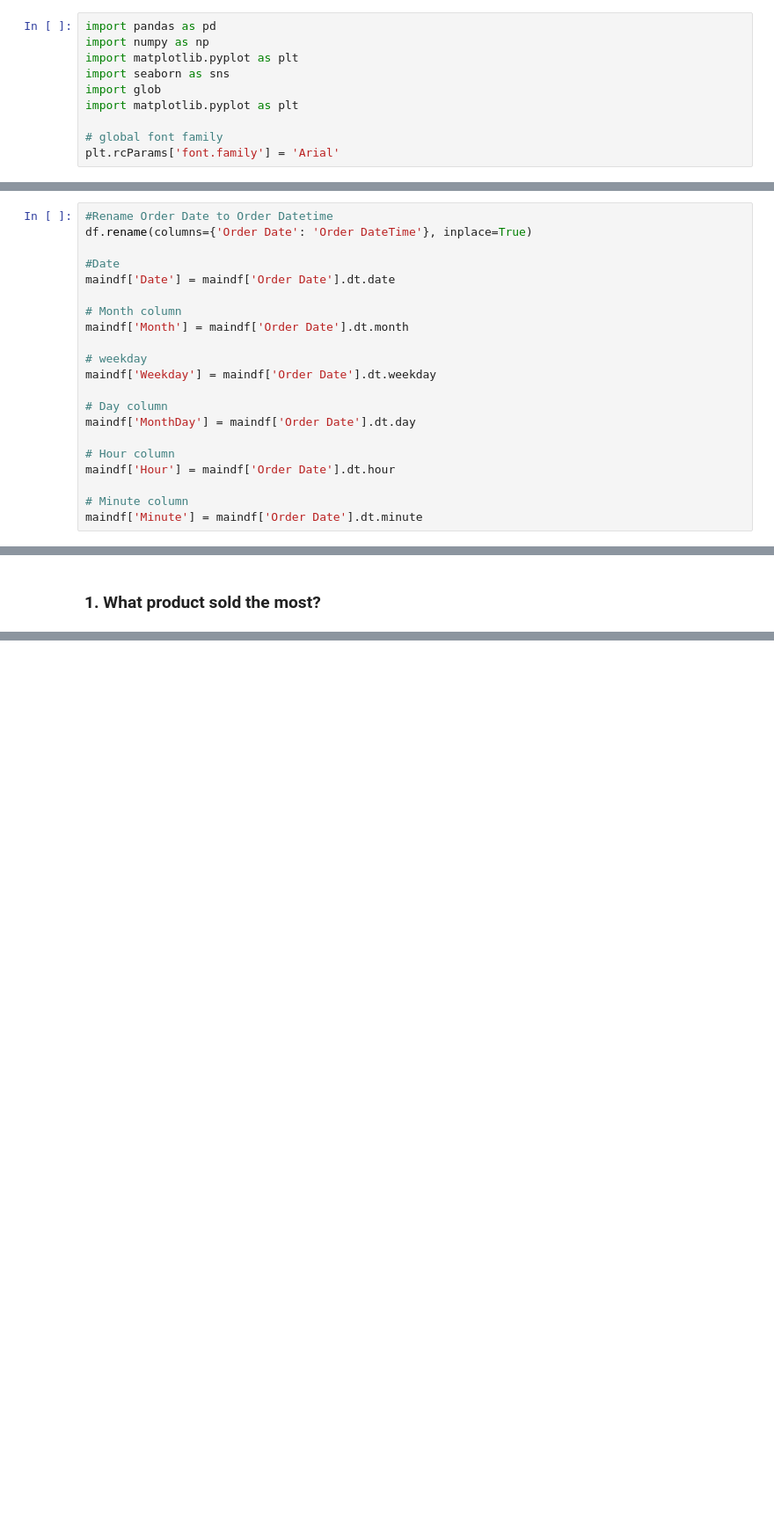
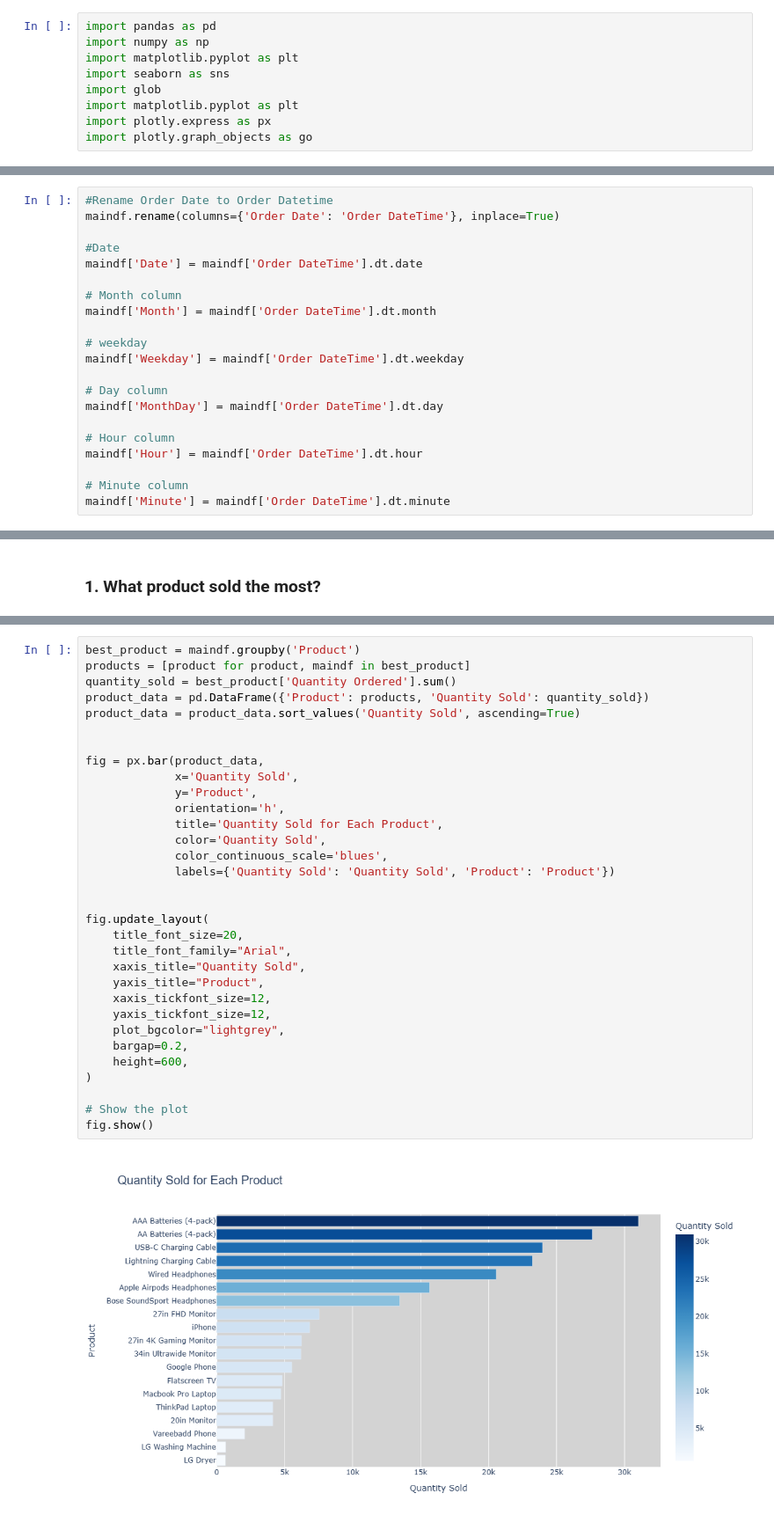
Before and after one commit to AnishChougule/Python-Projects, a Jupyter notebook: Data Analysis Project/Data Analysis Project.ipynb, the cells around one changed output, grey strips where cells are left out. Shown at 88% size. Cells and saved outputs as stored; diff of their text form; blank space fills up the shorter version.

Commit message:
making visualizations

```diff
--- a/Data Analysis Project/Data Analysis Project.ipynb
+++ b/Data Analysis Project/Data Analysis Project.ipynb
@@ -9,9 +9,8 @@ import matplotlib.pyplot as plt
 import seaborn as sns
 import glob
 import matplotlib.pyplot as plt
-
-# global font family
-plt.rcParams['font.family'] = 'Arial'
+import plotly.express as px
+import plotly.graph_objects as go
 # %% [markdown]
 ## Reading CSVs
 # %%
@@ -69,25 +141,25 @@ maindf.info()
 ## adding columns
 # %%
 #Rename Order Date to Order Datetime
-df.rename(columns={'Order Date': 'Order DateTime'}, inplace=True)
+maindf.rename(columns={'Order Date': 'Order DateTime'}, inplace=True)
 
 #Date
-maindf['Date'] = maindf['Order Date'].dt.date
+maindf['Date'] = maindf['Order DateTime'].dt.date
 
 # Month column
-maindf['Month'] = maindf['Order Date'].dt.month
+maindf['Month'] = maindf['Order DateTime'].dt.month
 
 # weekday
-maindf['Weekday'] = maindf['Order Date'].dt.weekday
+maindf['Weekday'] = maindf['Order DateTime'].dt.weekday
 
 # Day column
-maindf['MonthDay'] = maindf['Order Date'].dt.day
+maindf['MonthDay'] = maindf['Order DateTime'].dt.day
 
 # Hour column
-maindf['Hour'] = maindf['Order Date'].dt.hour
+maindf['Hour'] = maindf['Order DateTime'].dt.hour
 
 # Minute column
-maindf['Minute'] = maindf['Order Date'].dt.minute
+maindf['Minute'] = maindf['Order DateTime'].dt.minute
 # %%
 # Sales Column
 maindf['Sales'] = maindf['Quantity Ordered'] * maindf['Price Each']
@@ -117 +213,35 @@ plt.show()
+# %%
+best_product = maindf.groupby('Product')
+products = [product for product, maindf in best_product]
+quantity_sold = best_product['Quantity Ordered'].sum()
+product_data = pd.DataFrame({'Product': products, 'Quantity Sold': quantity_sold})
+product_data = product_data.sort_values('Quantity Sold', ascending=True)
+
+
+fig = px.bar(product_data,
+             x='Quantity Sold',
+             y='Product',
+             orientation='h',
+             title='Quantity Sold for Each Product',
+             color='Quantity Sold',
+             color_continuous_scale='blues',
+             labels={'Quantity Sold': 'Quantity Sold', 'Product': 'Product'})
+
+
+fig.update_layout(
+    title_font_size=20,
+    title_font_family="Arial",
+    xaxis_title="Quantity Sold",
+    yaxis_title="Product",
+    xaxis_tickfont_size=12,
+    yaxis_tickfont_size=12,
+    plot_bgcolor="lightgrey",
+    bargap=0.2,
+    height=600,
+)
+
+# Show the plot
+fig.show()
+# %% [output]
+[figure, added]
 # %% [markdown]
```
Also changed, not shown: parts of 29 cells of this notebook.
